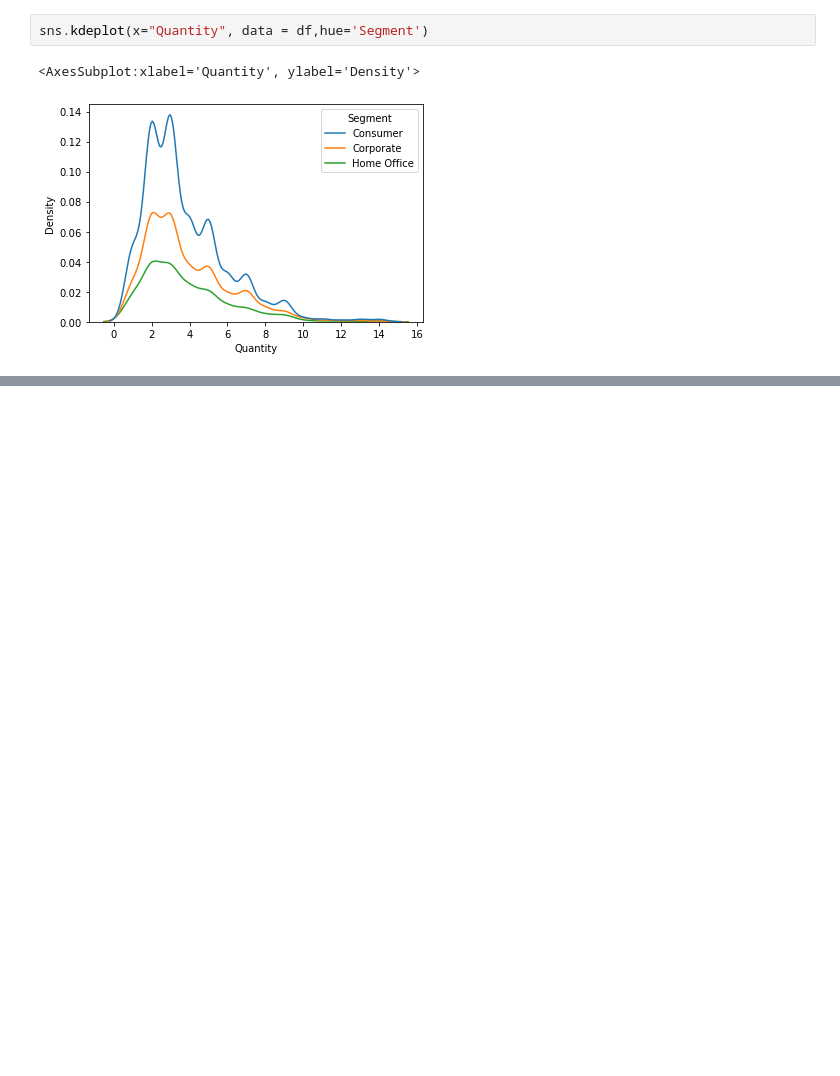
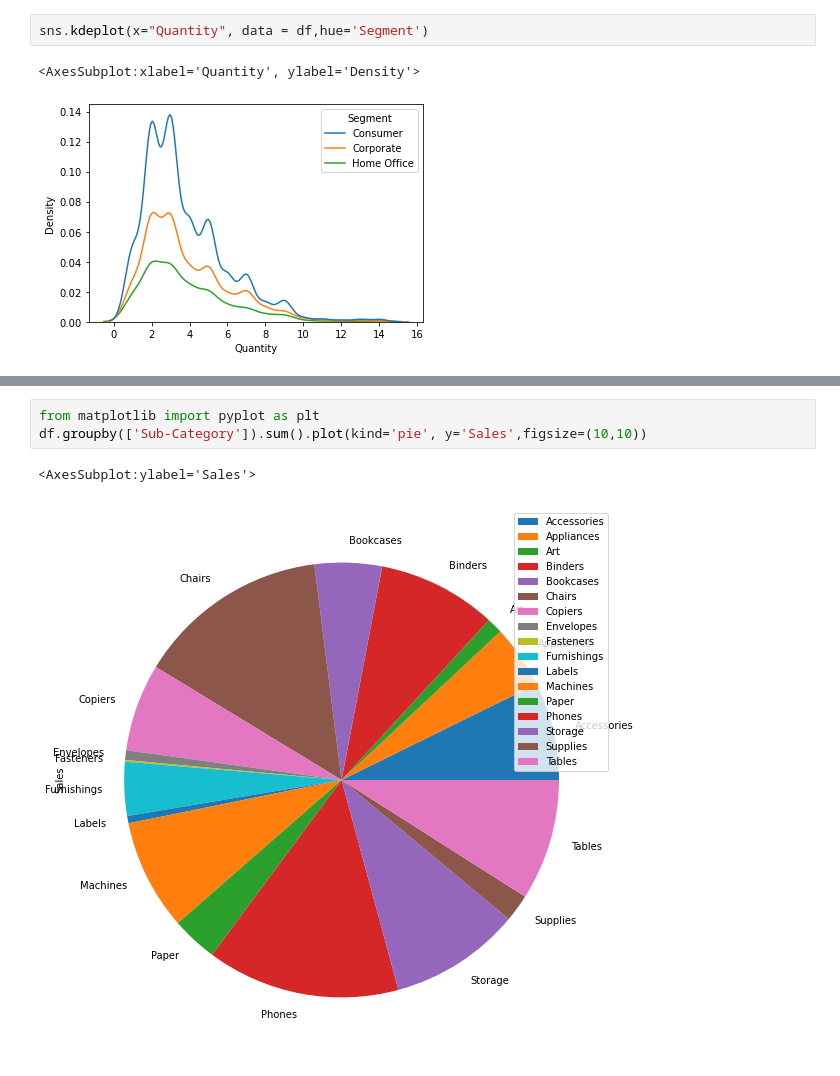
Before and after one commit to SOWMIYA2003/Ex-08-Data-Visualization-, a Jupyter notebook: final.ipynb, the cells around one changed output, grey strips where cells are left out. Saved outputs shown, nothing was run; the diff lists cells and outputs as text; blank space fills up the shorter version.

```diff
--- a/final.ipynb
+++ b/final.ipynb
@@ -385,0 +392,6 @@ sns.kdeplot(x="Quantity", data = df,hue='Segment')
+# %%
+from matplotlib import pyplot as plt
+df.groupby(['Sub-Category']).sum().plot(kind='pie', y='Sales',figsize=(10,10))
+# %% [output]
+<AxesSubplot:ylabel='Sales'>
+[figure, added]
```
Also changed, not shown: parts of 4 cells of this notebook, 6 other files.
